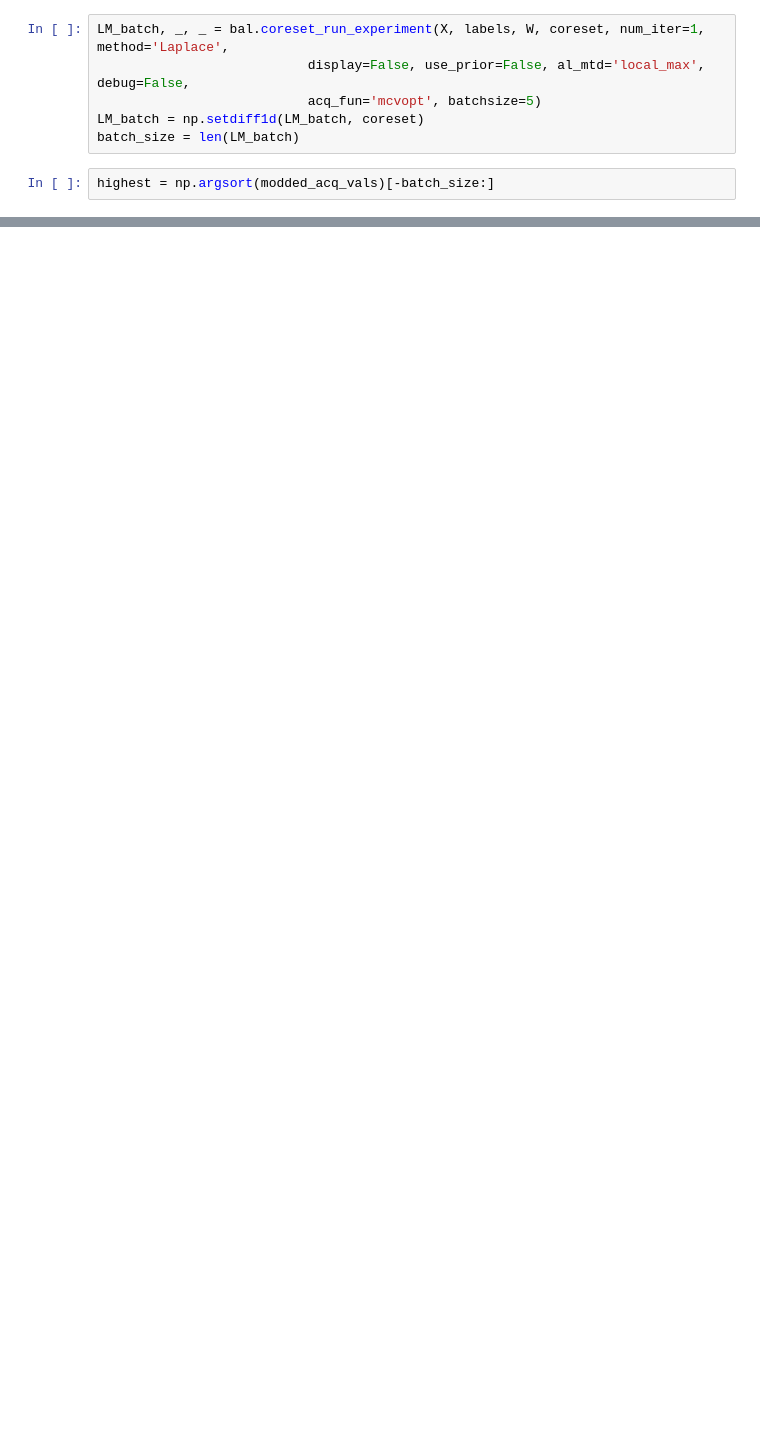
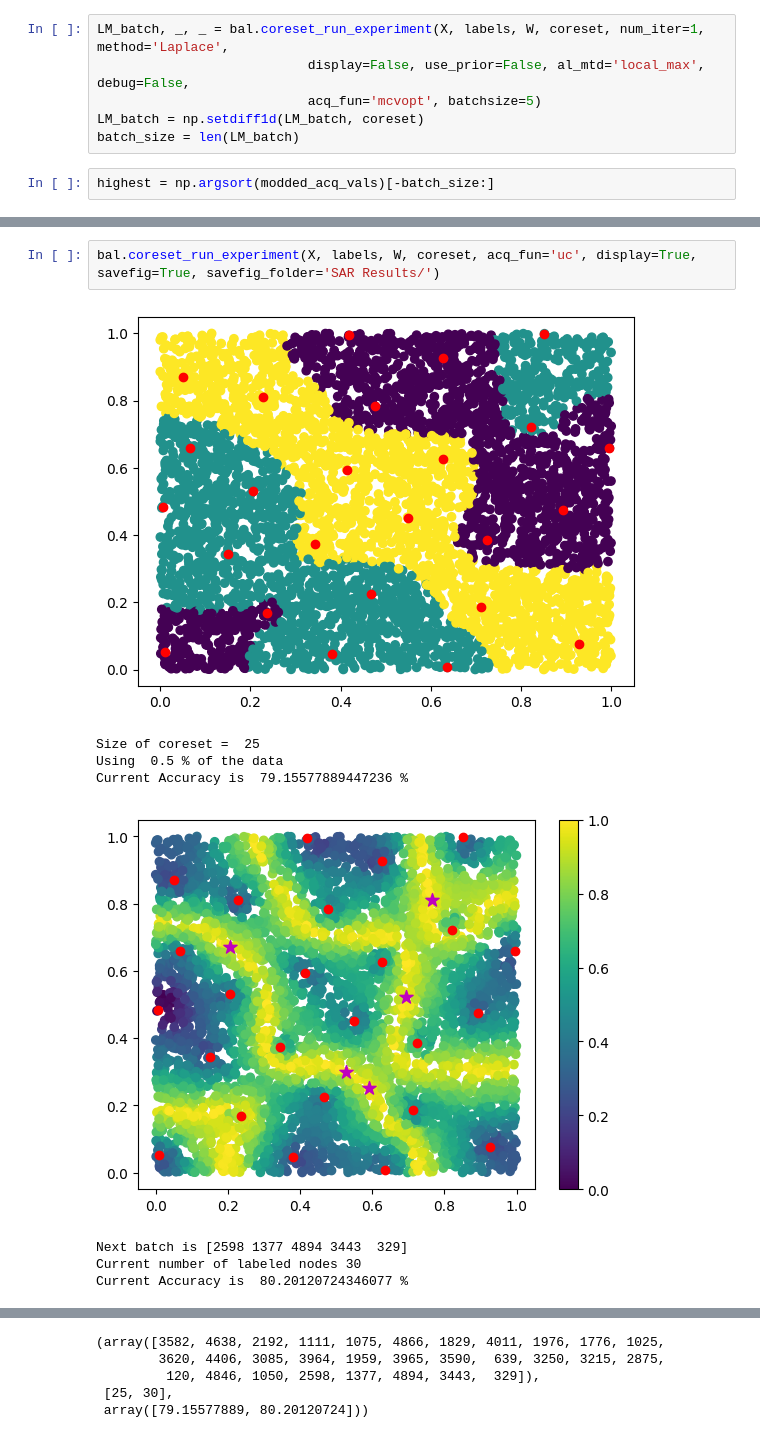
Before and after one commit to chapman20j/SAR_BAL, a Jupyter notebook: Batch Examples Plots.ipynb, the cells around one changed output, grey strips where cells are left out. Drawn from its saved outputs; the diff is of its cells as text; blank space fills up the shorter version.

```diff
--- a/Batch Examples Plots.ipynb
+++ b/Batch Examples Plots.ipynb
@@ -132,0 +142,11 @@ plt.show()
+# %%
+bal.coreset_run_experiment(X, labels, W, coreset, acq_fun='uc', display=True, savefig=True, savefig_folder='SAR Results/')
+# %% [output]
+[figure, added]
+Size of coreset =  25
+Using  0.5 % of the data
+Current Accuracy is  79.15577889447236 %
+[figure, added]
+Next batch is [2598 1377 4894 3443  329]
+Current number of labeled nodes 30
+Current Accuracy is  80.20120724346077 %
@@ -132,0 +155,5 @@ plt.show()
+(array([3582, 4638, 2192, 1111, 1075, 4866, 1829, 4011, 1976, 1776, 1025,
+        3620, 4406, 3085, 3964, 1959, 3965, 3590,  639, 3250, 3215, 2875,
+         120, 4846, 1050, 2598, 1377, 4894, 3443,  329]),
+ [25, 30],
+ array([79.15577889, 80.20120724]))
```
Also changed, not shown: parts of 12 cells of this notebook, 24 other files.
